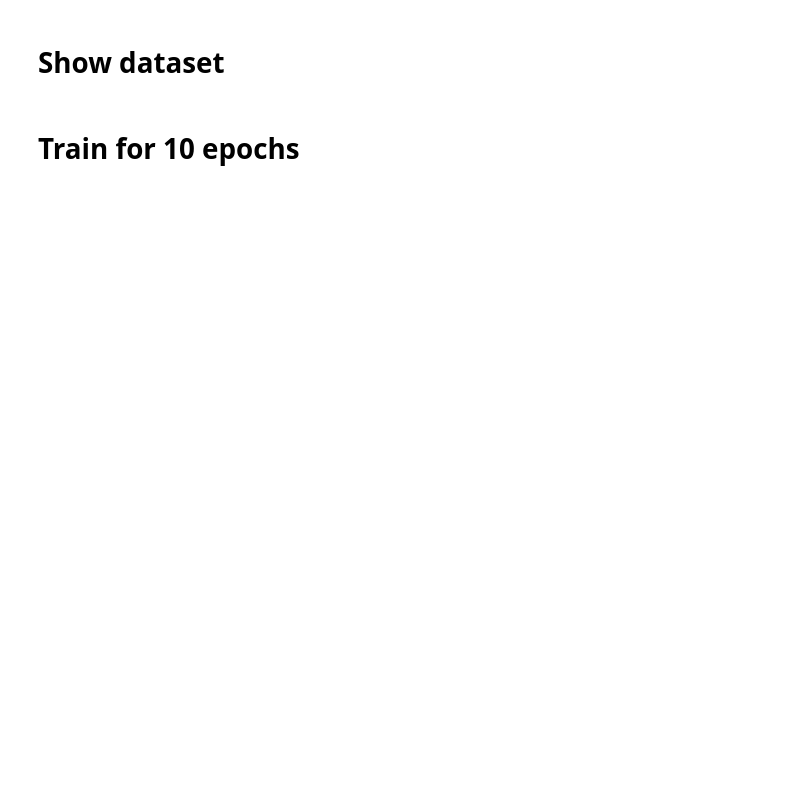
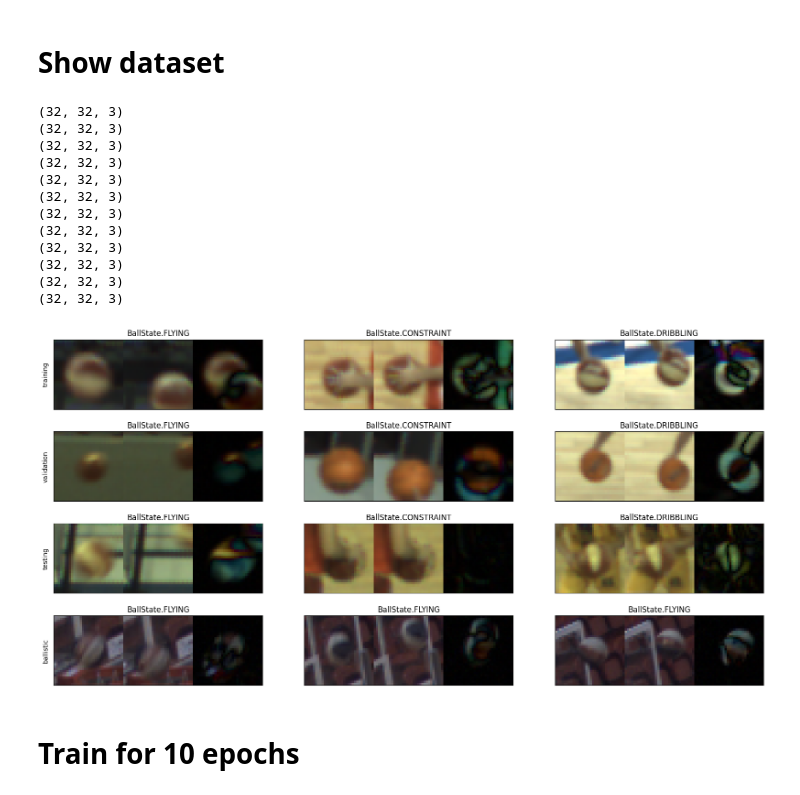
Before and after one commit to gabriel-vanzandycke/deepsport, a Jupyter notebook: notebooks/run_ballstate_experiment.ipynb, the cells around one changed output. Drawn from its saved outputs; the diff is of its cells as text; code cells hidden in the pictures; blank space fills up the shorter version.

```diff
--- a/notebooks/run_ballstate_experiment.ipynb
+++ b/notebooks/run_ballstate_experiment.ipynb
@@ -8,4 +10,4 @@ dotenv.load_dotenv()
 # %%
 from experimentator import build_experiment, find
 
-exp = build_experiment(find("../configs/ballstate.py"), load_weights=False)
+exp = build_experiment(find("../configs/ballstate.py"), load_weights=False, side_length=32)
@@ -12,20 +19,38 @@ exp = build_experiment(find("../configs/ballstate.py"), load_weights=False)
 # %% [markdown]
 # Show dataset
-# %%
-from matplotlib import pyplot as plt
-from dataset_utilities.ds.raw_sequences_dataset import BallState
-
-batch_size = 7
-fig, axes = plt.subplots(len(exp.subsets), batch_size, figsize=(20,9))
-for i, subset in enumerate(exp.subsets):
-    keys, batch = next(exp.batch_generator(subset, batch_size=batch_size)) # balances batches wrt ball state
-    for j, key in enumerate(keys):
-        axes[i,j].imshow(batch["batch_input_image"][j])
-        #axes[i,j].axis("off")
-        axes[i,j].set_xticks([])
-        axes[i,j].set_yticks([])
-        axes[i,j].set_title(BallState(batch['batch_ball_state'][j]))
-    axes[i,0].set_ylabel(subset.name)
+# %%
+from matplotlib import pyplot as plt
+from dataset_utilities.ds.raw_sequences_dataset import BallState
+import numpy as np
+
+batch_size = 3 if exp.cfg['with_diff'] else 7
+fig, axes = plt.subplots(len(exp.subsets), batch_size, figsize=(20,10))
+for i, subset in enumerate(exp.subsets):
+    batch_keys, batch = next(exp.batch_generator(subset=subset, batch_size=batch_size)) # balances batches wrt ball state
+    for j, key in enumerate(batch_keys):
+        if exp.cfg['with_diff']:
+            diff = np.abs(batch["batch_input_image"][j].astype(np.int32) - batch["batch_input_image2"][j].astype(np.int32))
+            axes[i,j].imshow(np.hstack((batch["batch_input_image"][j], batch["batch_input_image2"][j], diff)))
+        else:
+            axes[i,j].imshow(batch["batch_input_image"][j])
+        axes[i,j].set_xticks([])
+        axes[i,j].set_yticks([])
+        axes[i,j].set_title(BallState(batch['batch_ball_state'][j]))
+    axes[i,0].set_ylabel(subset.name)
+# %% [output]
+(32, 32, 3)
+(32, 32, 3)
+(32, 32, 3)
+(32, 32, 3)
+(32, 32, 3)
+(32, 32, 3)
+(32, 32, 3)
+(32, 32, 3)
+(32, 32, 3)
+(32, 32, 3)
+(32, 32, 3)
+(32, 32, 3)
+[figure, added]
 # %% [markdown]
 # Train for 10 epochs
 # %%
```
Also changed, not shown: parts of 12 cells of this notebook, 4 other files.
